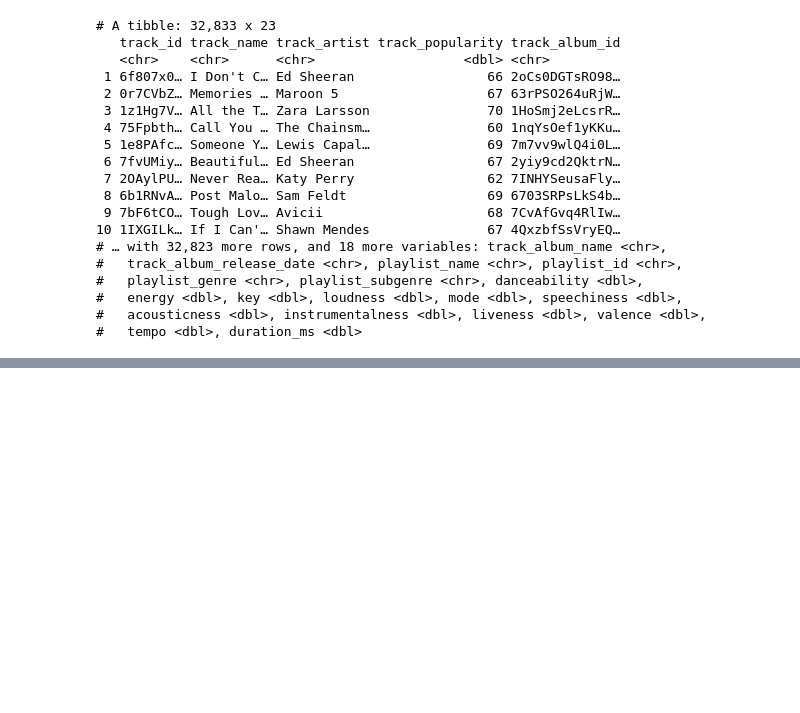
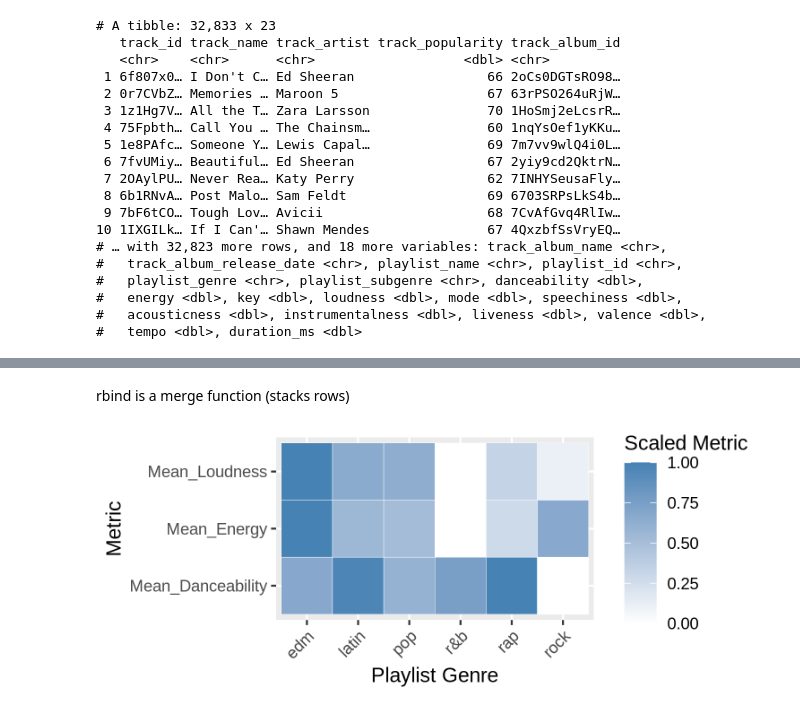
Before and after one commit to swhite16/BIOS512, a Jupyter notebook: BIOS_512 Final Project.ipynb, the cells around one changed output, grey strips where cells are left out. Cells and saved outputs as stored; diff of their text form; code cells hidden in the pictures; blank space fills up the shorter version.

```diff
--- a/BIOS_512 Final Project.ipynb
+++ b/BIOS_512 Final Project.ipynb
@@ -180,0 +162,7 @@ p3
+# %%
+tile <- songs %>% group_by(playlist_genre) %>%
+        summarize(Mean_Danceability = mean(danceability), Mean_Energy = mean(energy), Mean_Loudness = mean(loudness)) %>%
+        pivot_longer(cols = c(Mean_Danceability, Mean_Energy, Mean_Loudness)) %>%
+        group_by(name) %>%
+        mutate(value.scaled = scales::rescale(value))
+tile %>% print
@@ -180,0 +188,11 @@ p3
+# %% [markdown]
+rbind is a merge function (stacks rows)
+# %%
+options(repr.plot.width = 5, repr.plot.height = 2, repr.plot.res = 300)
+p5 = ggplot(tile, aes(x = playlist_genre, y = name, fill = value.scaled))
+p5 = p5 + geom_tile(color = 'white')
+p5 = p5 + scale_fill_gradient(name = "Scaled Metric", low = "white", high = "steelblue") + theme(axis.text.x = element_text(angle = 45, hjust = 1))
+p5 = p5 + labs(x = 'Playlist Genre', y = 'Metric')
+p5
+# %% [output]
+[figure, added]
```
Also changed, not shown: parts of 21 cells of this notebook.
